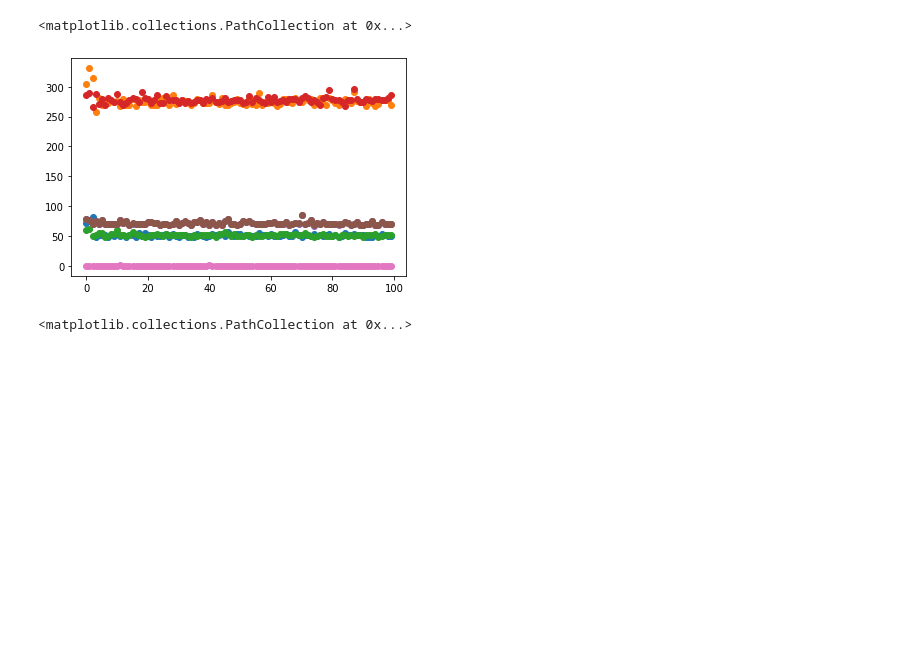
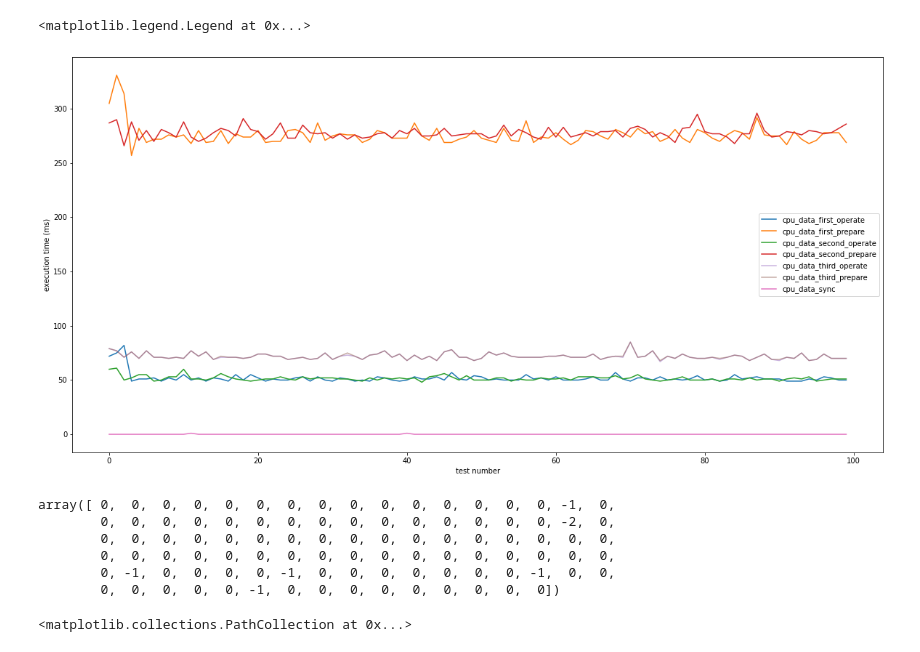
Before and after one commit to woodyhoko/tfjs_wasm, a Jupyter notebook: temp.ipynb, the cells around one changed output. Drawn from its saved outputs; the diff is of its cells as text; code cells hidden in the pictures; blank space fills up the shorter version.

Commit message:
update graph

```diff
--- a/temp.ipynb
+++ b/temp.ipynb
@@ -29,16 +29,30 @@ while i+6 < len(cpu_data):
 # %%
 import matplotlib.pyplot as plt
 # %%
-plt.scatter(range(len(cpu_data_first_operate)), cpu_data_first_operate, s = 0.5)
-plt.scatter(range(len(cpu_data_first_prepare)), cpu_data_first_prepare, s = 0.5)
-plt.scatter(range(len(cpu_data_second_operate)), cpu_data_second_operate, s = 0.5)
-plt.scatter(range(len(cpu_data_second_prepare)), cpu_data_second_prepare, s = 0.5)
-plt.scatter(range(len(cpu_data_third_operate)), cpu_data_third_operate, s = 0.5)
-plt.scatter(range(len(cpu_data_third_prepare)), cpu_data_third_prepare, s = 0.5)
-plt.scatter(range(len(cpu_data_sync)), cpu_data_sync, s = 0.5)
+plt.figure(figsize=(20,10))
+plt.plot(range(len(cpu_data_first_operate)), cpu_data_first_operate, label="cpu_data_first_operate")
+plt.plot(range(len(cpu_data_first_prepare)), cpu_data_first_prepare, label="cpu_data_first_prepare")
+plt.plot(range(len(cpu_data_second_operate)), cpu_data_second_operate, label="cpu_data_second_operate")
+plt.plot(range(len(cpu_data_second_prepare)), cpu_data_second_prepare, label="cpu_data_second_prepare")
+plt.plot(range(len(cpu_data_third_operate)), cpu_data_third_operate, label="cpu_data_third_operate", alpha = 0.5)
+plt.plot(range(len(cpu_data_third_prepare)), cpu_data_third_prepare, label="cpu_data_third_prepare", alpha = 0.5)
+plt.plot(range(len(cpu_data_sync)), cpu_data_sync, label="cpu_data_sync")
+plt.ylabel("execution time (ms)")
+plt.xlabel("test number")
+plt.legend()
 # %% [output]
-<matplotlib.collections.PathCollection at 0x...>
+<matplotlib.legend.Legend at 0x...>
-[figure, old version]
+[figure, new version]
+# %%
+import numpy as np
+np.array(cpu_data_third_operate) - np.array(cpu_data_third_prepare)
+# %% [output]
+array([ 0,  0,  0,  0,  0,  0,  0,  0,  0,  0,  0,  0,  0,  0,  0, -1,  0,
+        0,  0,  0,  0,  0,  0,  0,  0,  0,  0,  0,  0,  0,  0,  0, -2,  0,
+        0,  0,  0,  0,  0,  0,  0,  0,  0,  0,  0,  0,  0,  0,  0,  0,  0,
+        0,  0,  0,  0,  0,  0,  0,  0,  0,  0,  0,  0,  0,  0,  0,  0,  0,
+        0, -1,  0,  0,  0,  0, -1,  0,  0,  0,  0,  0,  0,  0, -1,  0,  0,
+        0,  0,  0,  0,  0, -1,  0,  0,  0,  0,  0,  0,  0,  0,  0])
 # %%
 plt.scatter(range(len(cpu_data_first_operate)-1), cpu_data_first_operate[1:])
 plt.scatter(range(len(cpu_data_first_prepare)-1), cpu_data_first_prepare[1:])
```
Also changed, not shown: parts of 39 cells of this notebook, 6 other files.
